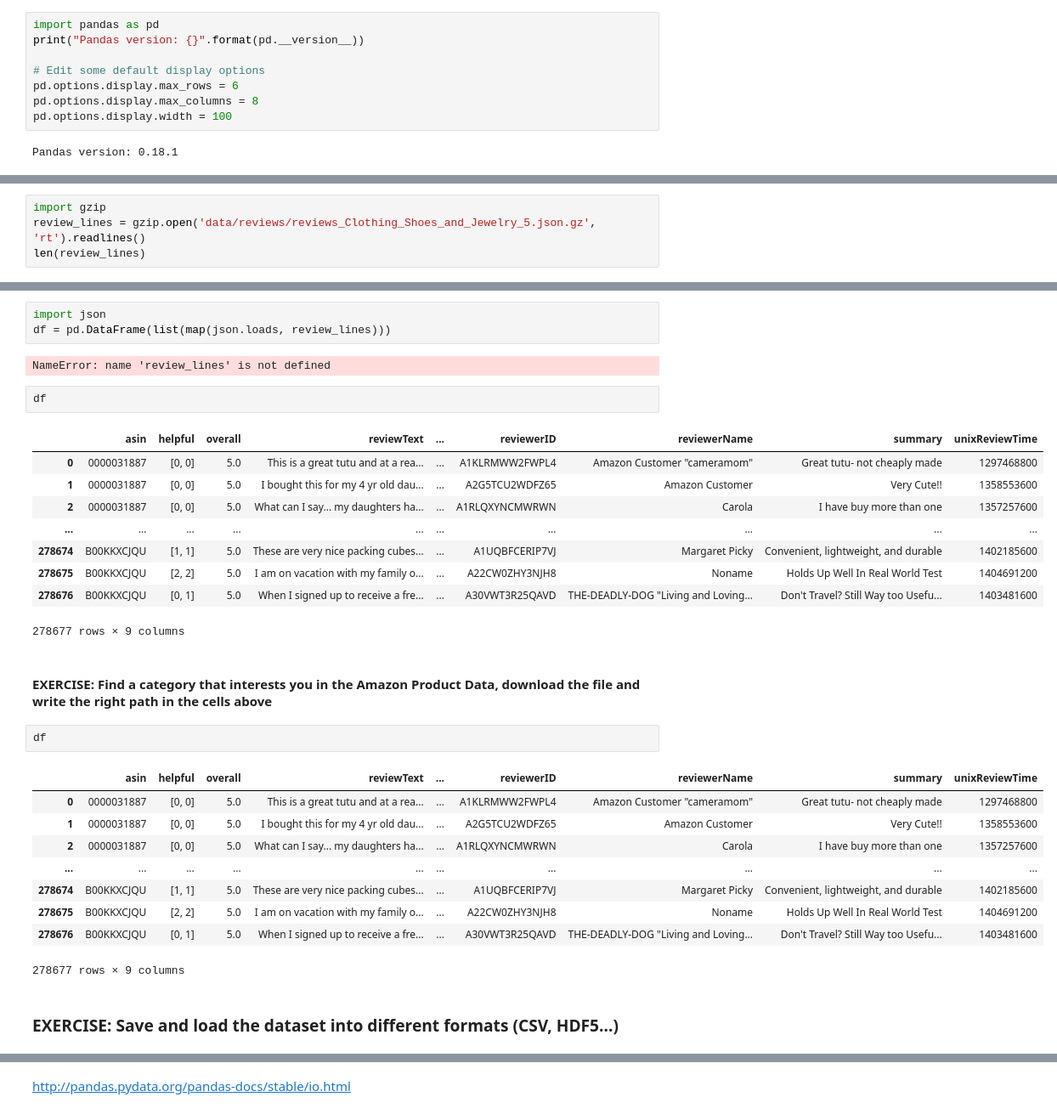
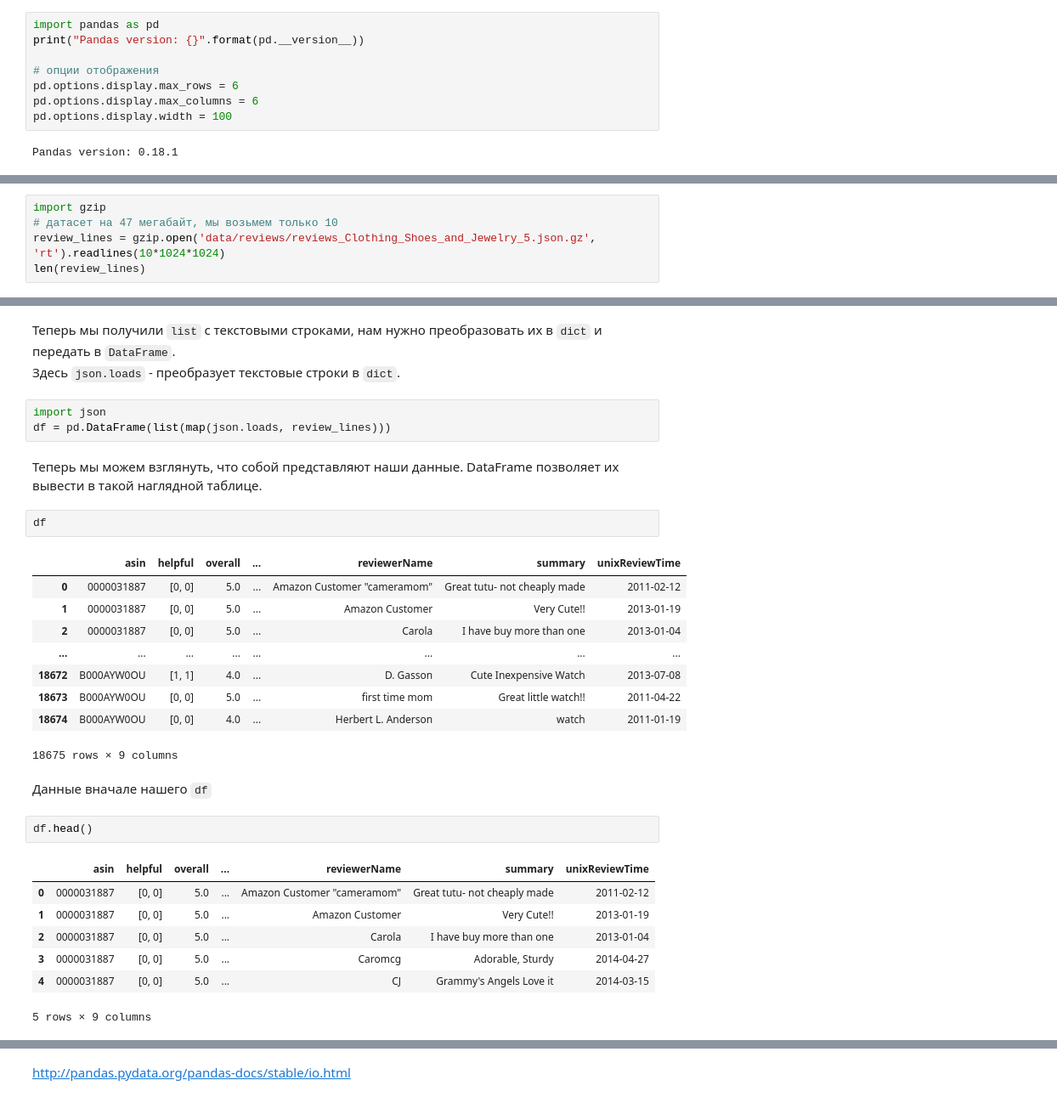
Before and after one commit to woters/ds101, a Jupyter notebook: 1-pandas.ipynb, the cells around one changed output, grey strips where cells are left out. Shown at 85% size. Cells and saved outputs as stored; diff of their text form.

```diff
--- a/1-pandas.ipynb
+++ b/1-pandas.ipynb
@@ -36,9 +34,9 @@ We have some data from an [Amazon Product](http://jmcauley.ucsd.edu/data/amazon/
 import pandas as pd
 print("Pandas version: {}".format(pd.__version__))
 
-# Edit some default display options
+# опции отображения
 pd.options.display.max_rows = 6
-pd.options.display.max_columns = 8
+pd.options.display.max_columns = 6
 pd.options.display.width = 100
 # %% [output]
 Pandas version: 0.18.1
@@ -56,5 +45,6 @@ Oph! This is JSON Lines not JSON! Let's load it into lines
 # %%
 import gzip
-review_lines = gzip.open('data/reviews/reviews_Clothing_Shoes_and_Jewelry_5.json.gz', 'rt').readlines()
+# датасет на 47 мегабайт, мы возьмем только 10
+review_lines = gzip.open('data/reviews/reviews_Clothing_Shoes_and_Jewelry_5.json.gz', 'rt').readlines(10*1024*1024)
 len(review_lines)
 # %% [output]
@@ -66,33 +52,32 @@ Unfortunately, its not as straight forward as `pd.read_json`, since first we hav
+# %% [markdown]
+Теперь мы получили `list` с текстовыми строками, нам нужно преобразовать их в `dict` и передать в `DataFrame`. <br/>
+Здесь `json.loads` - преобразует текстовые строки в `dict`.
 # %%
 import json
 df = pd.DataFrame(list(map(json.loads, review_lines)))
-# %% [output]
-NameError: name 'review_lines' is not defined
+# %% [markdown]
+Теперь мы можем взглянуть, что собой представляют наши данные. DataFrame позволяет их вывести в такой наглядной таблице.
 # %%
 df
 # %% [output]
-|  | asin | helpful | overall | reviewText | ... | reviewerID | reviewerName | summary | unixReviewTime |
-| 0 | 0000031887 | [0, 0] | 5.0 | This is a great tutu and at a rea... | ... | A1KLRMWW2FWPL4 | Amazon Customer "cameramom" | Great tutu- not cheaply made | 1297468800 |
-| 1 | 0000031887 | [0, 0] | 5.0 | I bought this for my 4 yr old dau... | ... | A2G5TCU2WDFZ65 | Amazon Customer | Very Cute!! | 1358553600 |
-| 2 | 0000031887 | [0, 0] | 5.0 | What can I say... my daughters ha... | ... | A1RLQXYNCMWRWN | Carola | I have buy more than one | 1357257600 |
-| ... | ... | ... | ... | ... | ... | ... | ... | ... | ... |
-| 278674 | B00KKXCJQU | [1, 1] | 5.0 | These are very nice packing cubes... | ... | A1UQBFCERIP7VJ | Margaret Picky | Convenient, lightweight, and durable | 1402185600 |
-| 278675 | B00KKXCJQU | [2, 2] | 5.0 | I am on vacation with my family o... | ... | A22CW0ZHY3NJH8 | Noname | Holds Up Well In Real World Test | 1404691200 |
-| 278676 | B00KKXCJQU | [0, 1] | 5.0 | When I signed up to receive a fre... | ... | A30VWT3R25QAVD | THE-DEADLY-DOG "Living and Loving... | Don't Travel? Still Way too Usefu... | 1403481600 |
+|  | asin | helpful | overall | ... | reviewerName | summary | unixReviewTime |
+| 0 | 0000031887 | [0, 0] | 5.0 | ... | Amazon Customer "cameramom" | Great tutu- not cheaply made | 2011-02-12 |
+| 1 | 0000031887 | [0, 0] | 5.0 | ... | Amazon Customer | Very Cute!! | 2013-01-19 |
+| 2 | 0000031887 | [0, 0] | 5.0 | ... | Carola | I have buy more than one | 2013-01-04 |
+| ... | ... | ... | ... | ... | ... | ... | ... |
+| 18672 | B000AYW0OU | [1, 1] | 4.0 | ... | D. Gasson | Cute Inexpensive Watch | 2013-07-08 |
+| 18673 | B000AYW0OU | [0, 0] | 5.0 | ... | first time mom | Great little watch!! | 2011-04-22 |
+| 18674 | B000AYW0OU | [0, 0] | 4.0 | ... | Herbert L. Anderson | watch | 2011-01-19 |
-278677 rows × 9 columns
+18675 rows × 9 columns
-# %% [markdown]
-#### EXERCISE: Find a category that interests you in the Amazon Product Data, download the file and write the right path in the cells above
+# %% [markdown]
+Данные вначале нашего `df`
 # %%
-df
+df.head()
 # %% [output]
-|  | asin | helpful | overall | reviewText | ... | reviewerID | reviewerName | summary | unixReviewTime |
-| 0 | 0000031887 | [0, 0] | 5.0 | This is a great tutu and at a rea... | ... | A1KLRMWW2FWPL4 | Amazon Customer "cameramom" | Great tutu- not cheaply made | 1297468800 |
-| 1 | 0000031887 | [0, 0] | 5.0 | I bought this for my 4 yr old dau... | ... | A2G5TCU2WDFZ65 | Amazon Customer | Very Cute!! | 1358553600 |
-| 2 | 0000031887 | [0, 0] | 5.0 | What can I say... my daughters ha... | ... | A1RLQXYNCMWRWN | Carola | I have buy more than one | 1357257600 |
-| ... | ... | ... | ... | ... | ... | ... | ... | ... | ... |
-| 278674 | B00KKXCJQU | [1, 1] | 5.0 | These are very nice packing cubes... | ... | A1UQBFCERIP7VJ | Margaret Picky | Convenient, lightweight, and durable | 1402185600 |
-| 278675 | B00KKXCJQU | [2, 2] | 5.0 | I am on vacation with my family o... | ... | A22CW0ZHY3NJH8 | Noname | Holds Up Well In Real World Test | 1404691200 |
-| 278676 | B00KKXCJQU | [0, 1] | 5.0 | When I signed up to receive a fre... | ... | A30VWT3R25QAVD | THE-DEADLY-DOG "Living and Loving... | Don't Travel? Still Way too Usefu... | 1403481600 |
+|  | asin | helpful | overall | ... | reviewerName | summary | unixReviewTime |
+| 0 | 0000031887 | [0, 0] | 5.0 | ... | Amazon Customer "cameramom" | Great tutu- not cheaply made | 2011-02-12 |
+| 1 | 0000031887 | [0, 0] | 5.0 | ... | Amazon Customer | Very Cute!! | 2013-01-19 |
+| 2 | 0000031887 | [0, 0] | 5.0 | ... | Carola | I have buy more than one | 2013-01-04 |
+| 3 | 0000031887 | [0, 0] | 5.0 | ... | Caromcg | Adorable, Sturdy | 2014-04-27 |
+| 4 | 0000031887 | [0, 0] | 5.0 | ... | CJ | Grammy's Angels Love it | 2014-03-15 |
-278677 rows × 9 columns
+5 rows × 9 columns
-# %% [markdown]
-### EXERCISE: Save and load the dataset into different formats (CSV, HDF5...)
```
Also changed, not shown: parts of 102 cells of this notebook, 5 other files.
